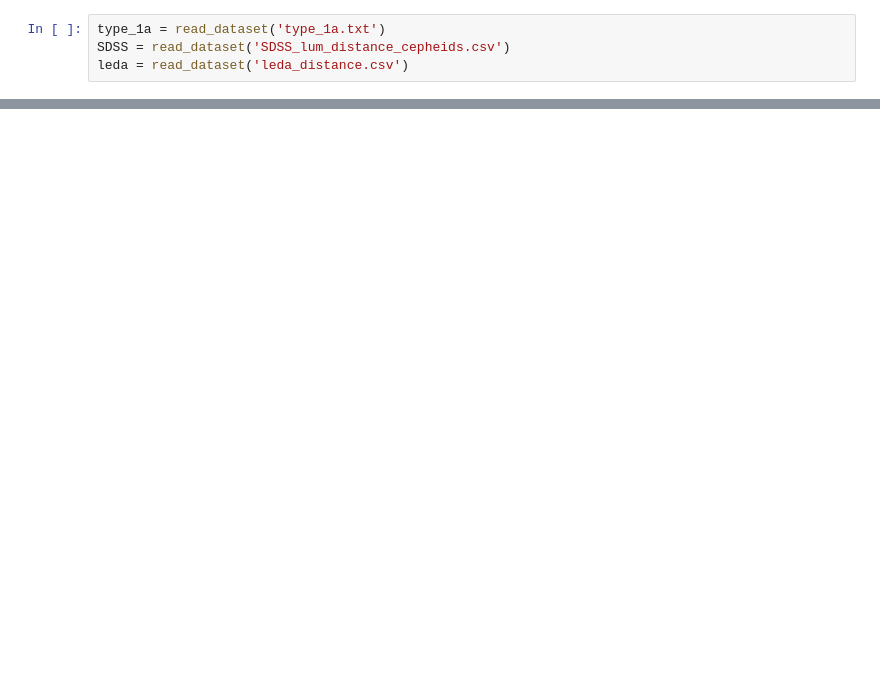
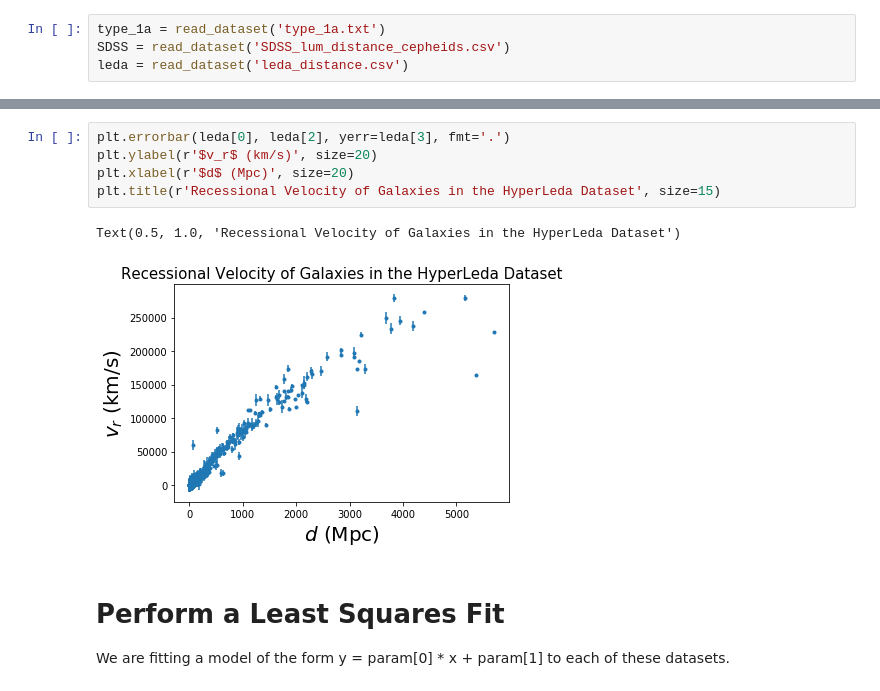
Before and after one commit to brendrach/Computational_Astro_ASTP720, a Jupyter notebook: Final_Project/Determining_Hubble_Const_Final_Project_Drachler.ipynb, the cells around one changed output, grey strips where cells are left out. Cells and saved outputs as stored; diff of their text form; blank space fills up the shorter version.

```diff
--- a/Final_Project/Determining_Hubble_Const_Final_Project_Drachler.ipynb
+++ b/Final_Project/Determining_Hubble_Const_Final_Project_Drachler.ipynb
@@ -294,0 +50,12 @@ plt.savefig('p3-tri.png')
+# %%
+plt.errorbar(leda[0], leda[2], yerr=leda[3], fmt='.')
+plt.ylabel(r'$v_r$ (km/s)', size=20)
+plt.xlabel(r'$d$ (Mpc)', size=20)
+plt.title(r'Recessional Velocity of Galaxies in the HyperLeda Dataset', size=15)
+# %% [output]
+Text(0.5, 1.0, 'Recessional Velocity of Galaxies in the HyperLeda Dataset')
+[figure, added]
+# %% [markdown]
+# Perform a Least Squares Fit
+
+We are fitting a model of the form y = param[0] * x + param[1] to each of these datasets.
```
Also changed, not shown: parts of 51 cells of this notebook.
